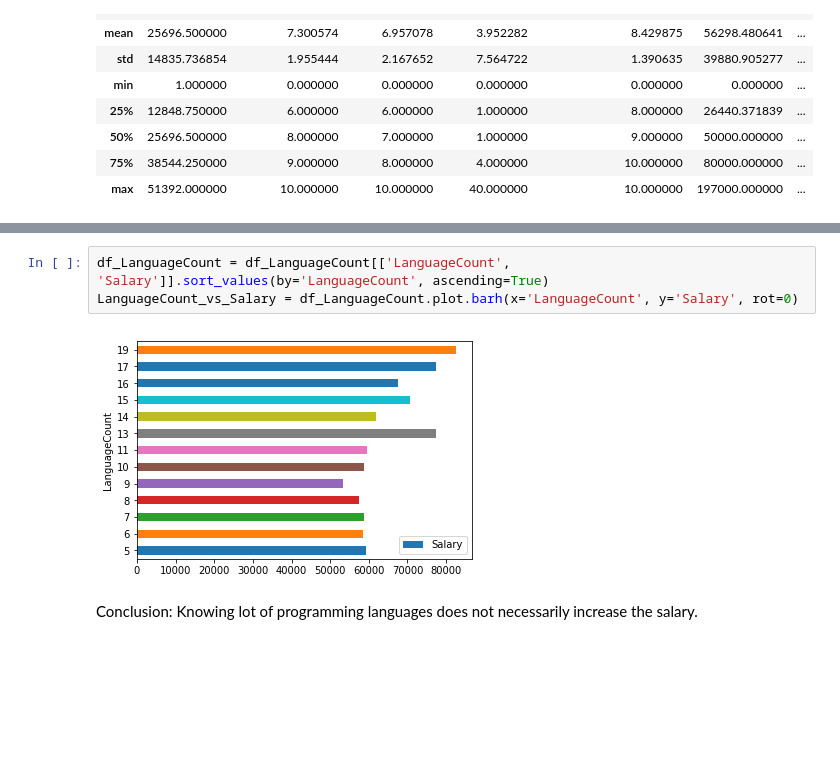
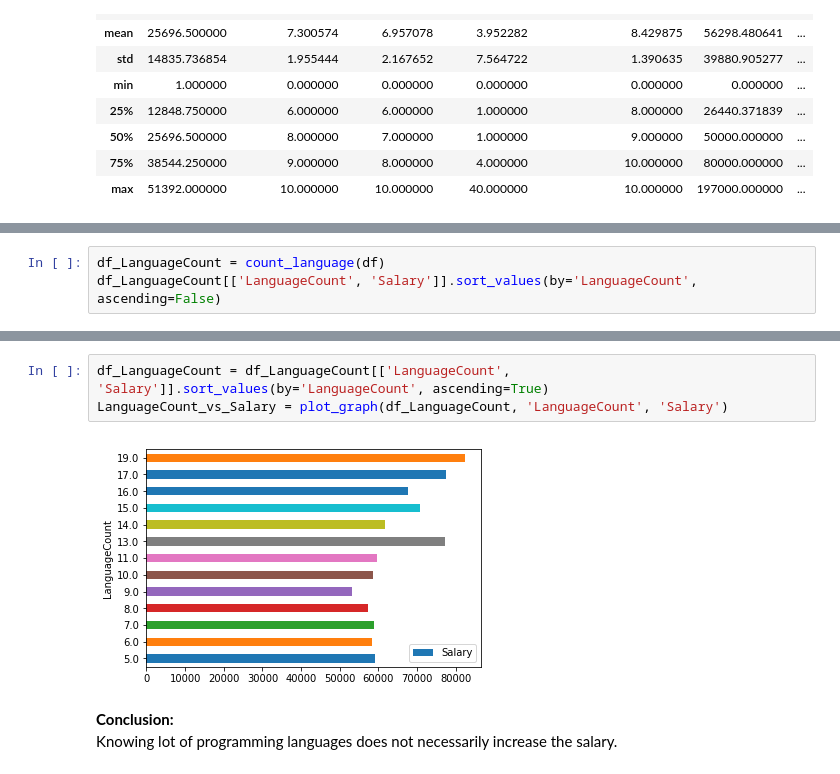
Before and after one commit to JambulingamD/StackOverflowData2017Survey, a Jupyter notebook: StackOverflowData2017Survey.ipynb, the cells around one changed output, grey strips where cells are left out. Drawn from its saved outputs; the diff is of its cells as text; blank space fills up the shorter version.

```diff
--- a/StackOverflowData2017Survey.ipynb
+++ b/StackOverflowData2017Survey.ipynb
@@ -119,0 +171,3 @@ df_LanguageCount[['LanguageCount', 'Salary']].sort_values(by='LanguageCount', as
+# %%
+df_LanguageCount = count_language(df)
+df_LanguageCount[['LanguageCount', 'Salary']].sort_values(by='LanguageCount', ascending=False)
@@ -120,8 +189,8 @@ df_LanguageCount[['LanguageCount', 'Salary']].sort_values(by='LanguageCount', as
 # %%
 df_LanguageCount = df_LanguageCount[['LanguageCount', 'Salary']].sort_values(by='LanguageCount', ascending=True)
-LanguageCount_vs_Salary = df_LanguageCount.plot.barh(x='LanguageCount', y='Salary', rot=0)
+LanguageCount_vs_Salary = plot_graph(df_LanguageCount, 'LanguageCount', 'Salary')
 # %% [output]
-[figure, old version]
+[figure, new version]
 # %% [markdown]
-Conclusion:
+<b>Conclusion:</b><br>
 Knowing lot of programming languages does not necessarily increase the salary.
```
Also changed, not shown: parts of 25 cells of this notebook.
